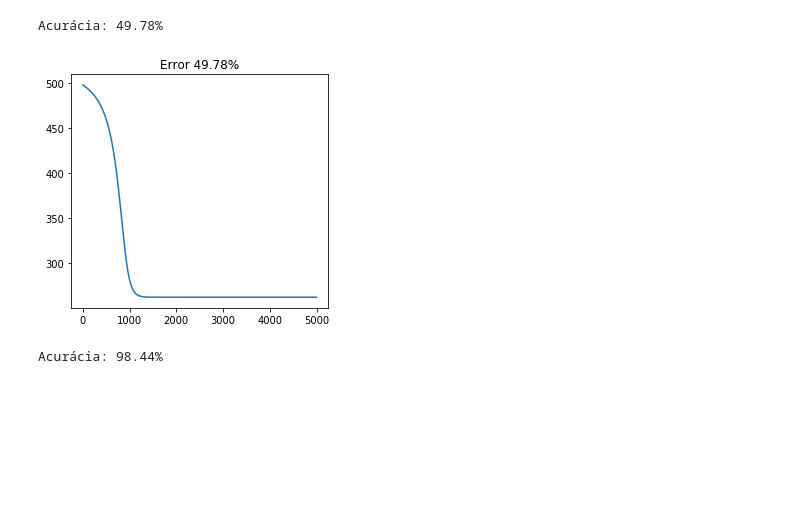
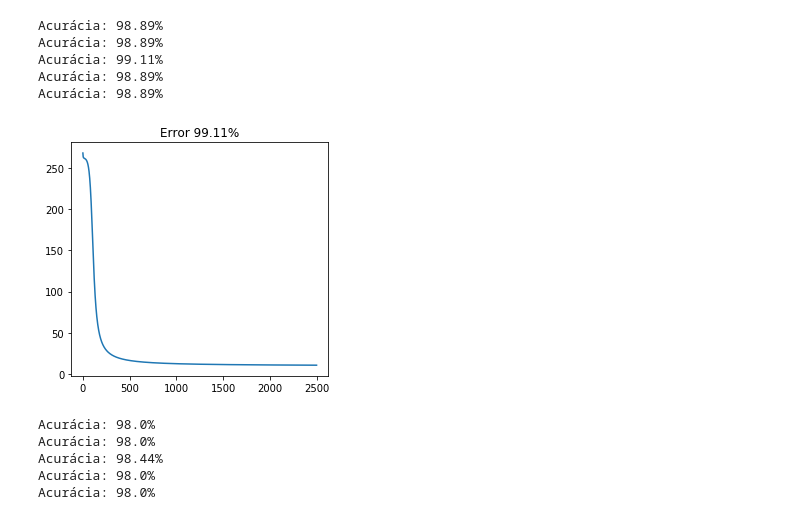
Before and after one commit to rdenadai/AI-Study-Notebooks, a Jupyter notebook: notebooks/MultiLayerPerceptron.ipynb, the cells around one changed output. Saved outputs shown, nothing was run; the diff lists cells and outputs as text; code cells hidden in the pictures; blank space fills up the shorter version.

```diff
--- a/notebooks/MultiLayerPerceptron.ipynb
+++ b/notebooks/MultiLayerPerceptron.ipynb
@@ -199,38 +96,39 @@ class MultiLayerPerceptron:
 # %%
 final_error = None
 better_acc = 0
 
-bias, inputs = X_train.shape
-layers = (
-    Layer(1, inputs=inputs, outputs=100),
-    Layer(2, inputs=100, outputs=10),
-#    Layer(3, inputs=5, outputs=10),
-#     Layer(4, inputs=20, outputs=10),
-    Layer(5, inputs=10, outputs=1),
-)
-
-for _ in range(1):
-    md = MultiLayerPerceptron(layers, X_train.copy(), y_train.copy())
+for _ in range(5):
+    md = MultiLayerPerceptron(X_train.copy().T, y_train.copy().T)
     error = md.train()
-    predYm = np.where(np.round(md.predict(X_test), 2).T[0] > .5, 1, 0)
+    predYm = np.where(md.predict(X_test.copy().T)[0] > .5, 1, 0)
     acc = np.round((np.sum(predYm == y_test) / len(y_test)) * 100, 2)
     if acc > better_acc:
         final_error = error
         better_acc = acc
     print(f'Acurácia: {acc}%')
 
-plt.figure(figsize=(8, 4))
-plt.subplot(1, 2, 1)
-plt.title(f'Error {better_acc}%')
-plt.plot(range(len(final_error)), final_error)
-plt.tight_layout()
-plt.show()
+if len(final_error):
+    plt.figure(figsize=(8, 4))
+    plt.subplot(1, 2, 1)
+    plt.title(f'Error {better_acc}%')
+    plt.plot(range(len(final_error)), final_error)
+    plt.tight_layout()
+    plt.show()
 # %% [output]
-Acurácia: 49.78%
+Acurácia: 98.89%
+Acurácia: 98.89%
+Acurácia: 99.11%
+Acurácia: 98.89%
+Acurácia: 98.89%
-[figure, old version]
+[figure, new version]
 # %%
-clf = MLPClassifier(max_iter=500)
-clf.fit(X_train, y_train)
-print(f'Acurácia: {np.round(clf.score(X_test, y_test) * 100, 2)}%')
+for _ in range(5):
+    clf = MLPClassifier(max_iter=2500, tol=1e-3, alpha=1e-3)
+    clf.fit(X_train, y_train)
+    print(f'Acurácia: {np.round(clf.score(X_test, y_test) * 100, 2)}%')
 # %% [output]
+Acurácia: 98.0%
+Acurácia: 98.0%
 Acurácia: 98.44%
+Acurácia: 98.0%
+Acurácia: 98.0%
```
Also changed, not shown: parts of 3 cells of this notebook, 2 other files.
